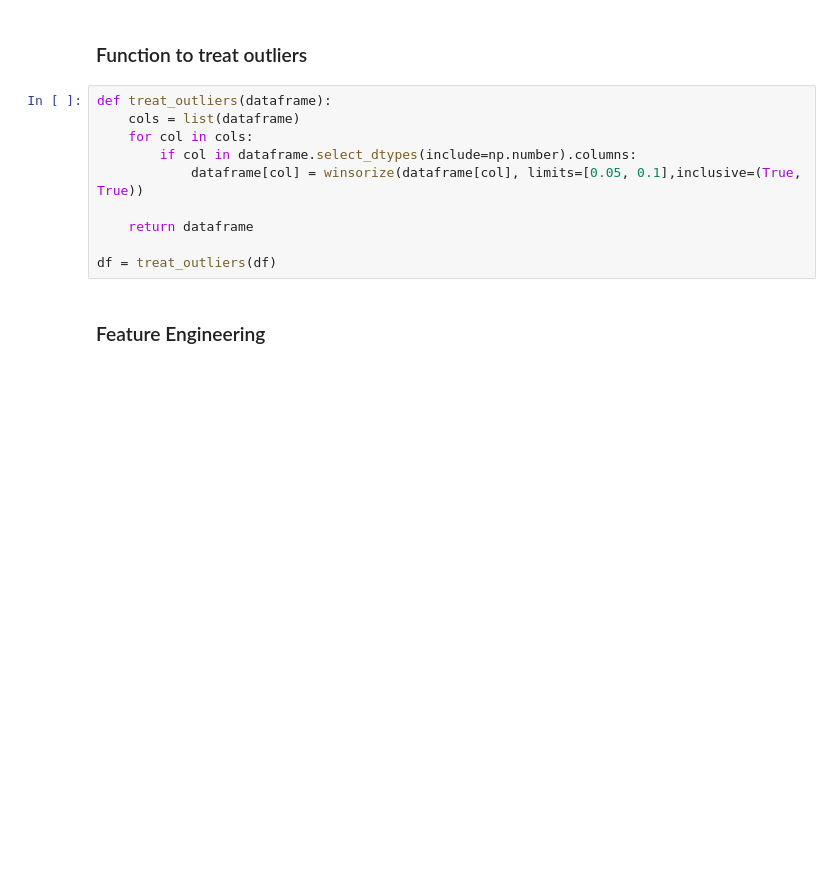
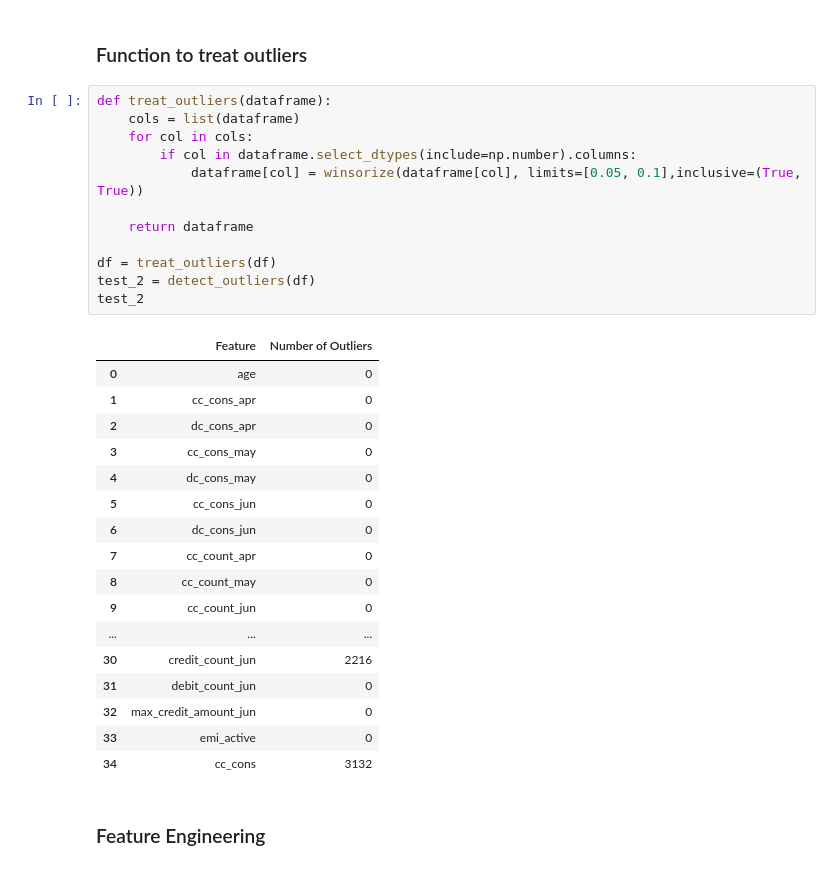
Before and after one commit to kimhonggithub/Predict-Credit-Card-Gen7, a Jupyter notebook: ML_predict_credict.ipynb, the cells around one changed output. Saved outputs shown, nothing was run; the diff lists cells and outputs as text; blank space fills up the shorter version.

```diff
--- a/ML_predict_credict.ipynb
+++ b/ML_predict_credict.ipynb
@@ -122,13 +141,33 @@ df =detect_outliers(df)
 # %%
 def treat_outliers(dataframe):
     cols = list(dataframe)
     for col in cols:
         if col in dataframe.select_dtypes(include=np.number).columns:
             dataframe[col] = winsorize(dataframe[col], limits=[0.05, 0.1],inclusive=(True, True))
 
     return dataframe
 
 df = treat_outliers(df)
+test_2 = detect_outliers(df)
+test_2
+# %% [output]
+|  | Feature | Number of Outliers |
+| 0 | age | 0 |
+| 1 | cc_cons_apr | 0 |
+| 2 | dc_cons_apr | 0 |
+| 3 | cc_cons_may | 0 |
+| 4 | dc_cons_may | 0 |
+| 5 | cc_cons_jun | 0 |
+| 6 | dc_cons_jun | 0 |
+| 7 | cc_count_apr | 0 |
+| 8 | cc_count_may | 0 |
+| 9 | cc_count_jun | 0 |
+| ... | ... | ... |
+| 30 | credit_count_jun | 2216 |
+| 31 | debit_count_jun | 0 |
+| 32 | max_credit_amount_jun | 0 |
+| 33 | emi_active | 0 |
+| 34 | cc_cons | 3132 |
 # %% [markdown]
 ### Feature Engineering
 # %%
```
Also changed, not shown: parts of 5 cells of this notebook.
